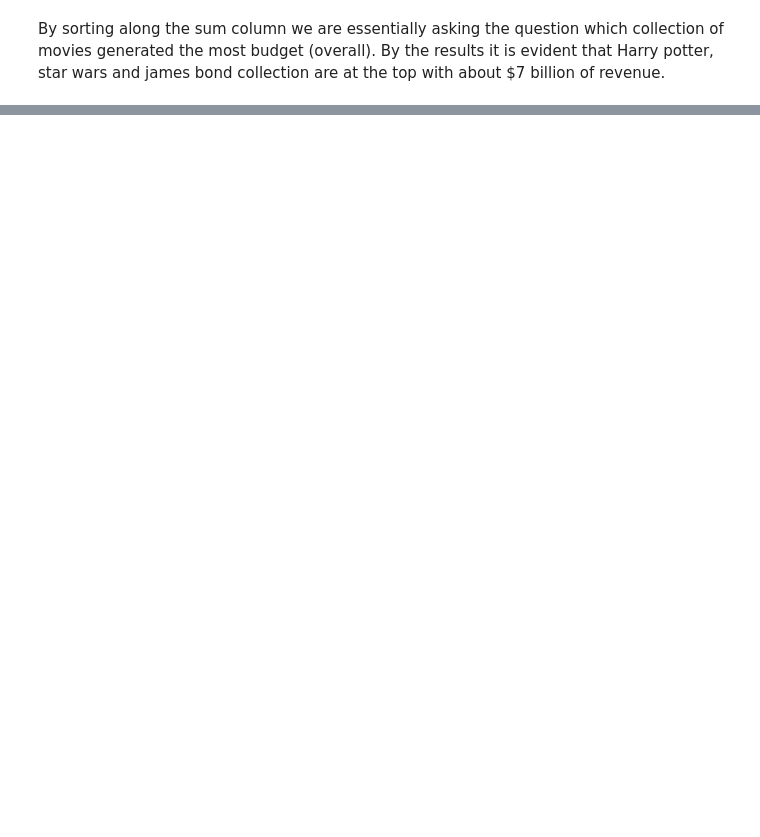
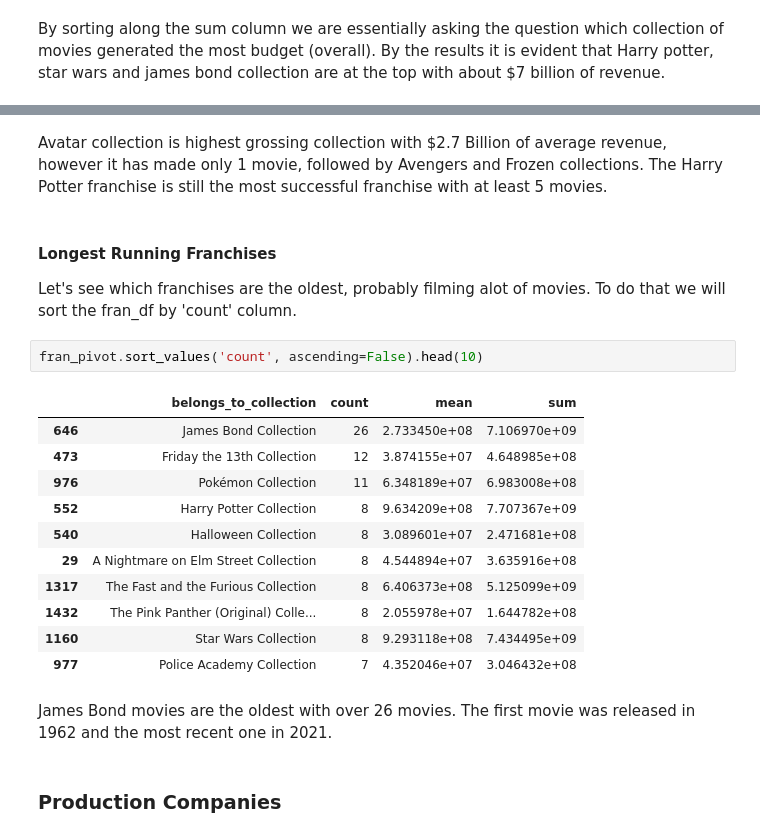
Before and after one commit to M-Awwab-Khan/most-comprehensive-movies-analysis, a Jupyter notebook: Movie_Metrics_An_Analyst_Approach.ipynb, the cells around one changed output, grey strips where cells are left out. Drawn from its saved outputs; the diff is of its cells as text; blank space fills up the shorter version.

Commit message:
production company analysis in progress

```diff
--- a/Movie_Metrics_An_Analyst_Approach.ipynb
+++ b/Movie_Metrics_An_Analyst_Approach.ipynb
@@ -345,0 +364,23 @@ By sorting along the sum column we are essentially asking the question which col
+# %% [markdown]
+Avatar collection is highest grossing collection with $2.7 Billion of average revenue, however it has made only 1 movie, followed by Avengers and Frozen collections. The Harry Potter franchise is still the most successful franchise with at least 5 movies.
+# %% [markdown]
+#### Longest Running Franchises
+Let's see which franchises are the oldest, probably filming alot of movies. To do that we will sort the fran_df by 'count' column.
+# %%
+fran_pivot.sort_values('count', ascending=False).head(10)
+# %% [output]
+|  | belongs_to_collection | count | mean | sum |
+| 646 | James Bond Collection | 26 | 2.733450e+08 | 7.106970e+09 |
+| 473 | Friday the 13th Collection | 12 | 3.874155e+07 | 4.648985e+08 |
+| 976 | Pokémon Collection | 11 | 6.348189e+07 | 6.983008e+08 |
+| 552 | Harry Potter Collection | 8 | 9.634209e+08 | 7.707367e+09 |
+| 540 | Halloween Collection | 8 | 3.089601e+07 | 2.471681e+08 |
+| 29 | A Nightmare on Elm Street Collection | 8 | 4.544894e+07 | 3.635916e+08 |
+| 1317 | The Fast and the Furious Collection | 8 | 6.406373e+08 | 5.125099e+09 |
+| 1432 | The Pink Panther (Original) Colle... | 8 | 2.055978e+07 | 1.644782e+08 |
+| 1160 | Star Wars Collection | 8 | 9.293118e+08 | 7.434495e+09 |
+| 977 | Police Academy Collection | 7 | 4.352046e+07 | 3.046432e+08 |
+# %% [markdown]
+James Bond movies are the oldest with over 26 movies. The first movie was released in 1962 and the most recent one in 2021.
+# %% [markdown]
+### Production Companies
```
Also changed, not shown: parts of 12 cells of this notebook.
